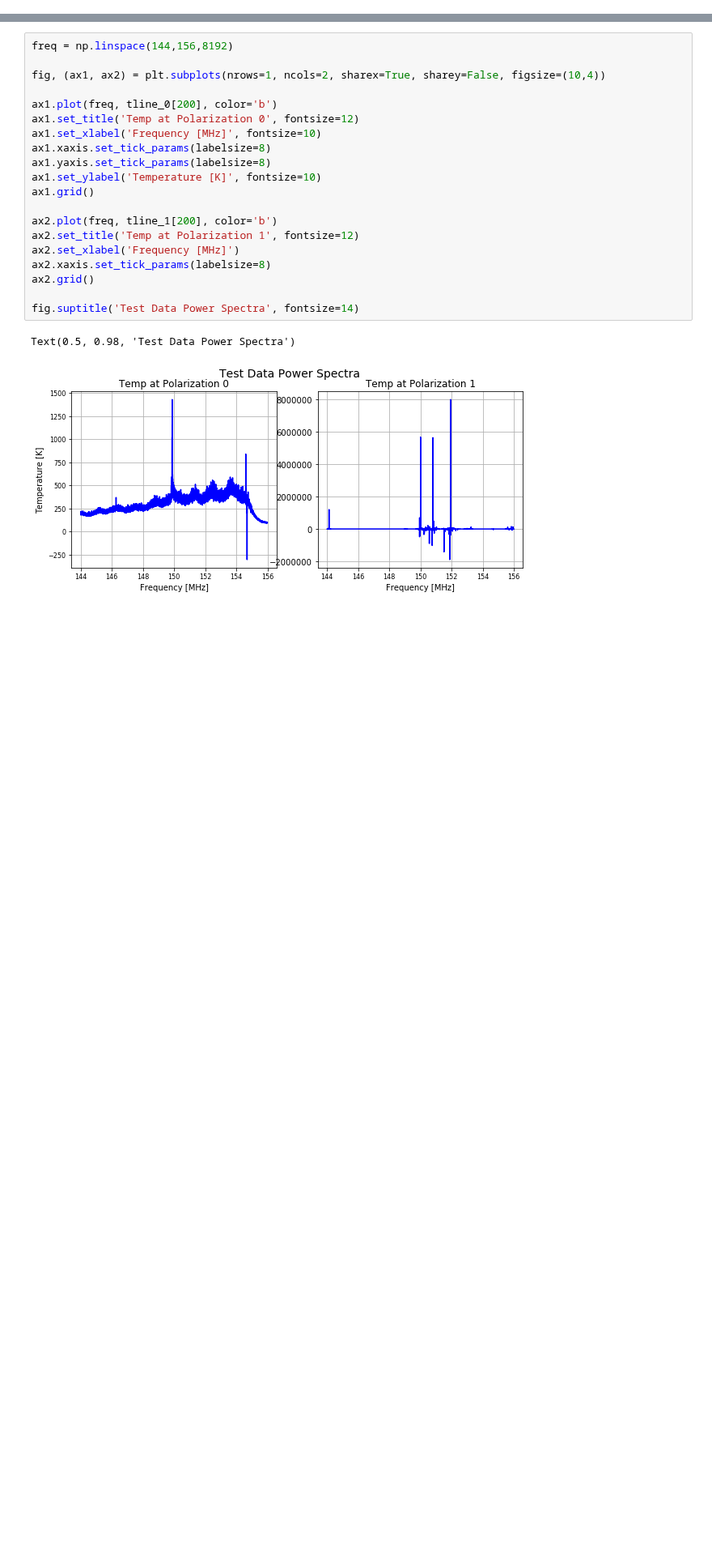
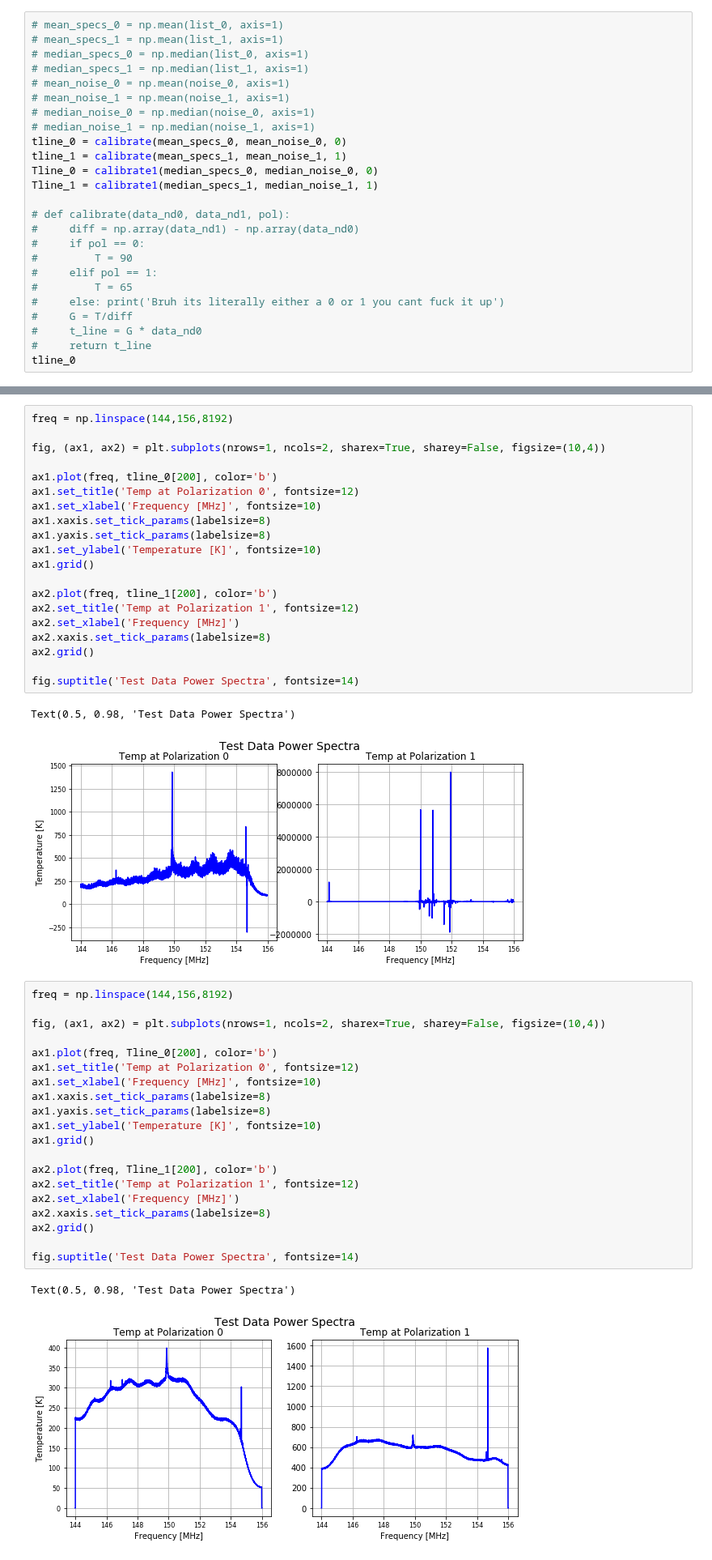
Before and after one commit to nolanylee/astro121lab, a Jupyter notebook: lab4_analysis.ipynb, the cells around one changed output, grey strips where cells are left out. Shown at 81% size. Saved outputs shown, nothing was run; the diff lists cells and outputs as text; blank space fills up the shorter version.

Commit message:
tried calibrating with median AND mean

```diff
--- a/lab4_analysis.ipynb
+++ b/lab4_analysis.ipynb
@@ -106,0 +107,25 @@ tline_1 = calibrate(mean_specs_1, mean_noise_1, 1)
+# %%
+# mean_specs_0 = np.mean(list_0, axis=1)
+# mean_specs_1 = np.mean(list_1, axis=1)
+# median_specs_0 = np.median(list_0, axis=1)
+# median_specs_1 = np.median(list_1, axis=1)
+# mean_noise_0 = np.mean(noise_0, axis=1)
+# mean_noise_1 = np.mean(noise_1, axis=1)
+# median_noise_0 = np.median(noise_0, axis=1)
+# median_noise_1 = np.median(noise_1, axis=1)
+tline_0 = calibrate(mean_specs_0, mean_noise_0, 0)
+tline_1 = calibrate(mean_specs_1, mean_noise_1, 1)
+Tline_0 = calibrate1(median_specs_0, median_noise_0, 0)
+Tline_1 = calibrate1(median_specs_1, median_noise_1, 1)
+
+# def calibrate(data_nd0, data_nd1, pol):
+#     diff = np.array(data_nd1) - np.array(data_nd0)
+#     if pol == 0:
+#         T = 90
+#     elif pol == 1:
+#         T = 65
+#     else: print('Bruh its literally either a 0 or 1 you cant fuck it up')
+#     G = T/diff
+#     t_line = G * data_nd0
+#     return t_line
+tline_0
@@ -127,3 +166,26 @@ fig.suptitle('Test Data Power Spectra', fontsize=14)
 # %% [output]
 Text(0.5, 0.98, 'Test Data Power Spectra')
 [figure]
+# %%
+freq = np.linspace(144,156,8192)
+
+fig, (ax1, ax2) = plt.subplots(nrows=1, ncols=2, sharex=True, sharey=False, figsize=(10,4))
+
+ax1.plot(freq, Tline_0[200], color='b')
+ax1.set_title('Temp at Polarization 0', fontsize=12)
+ax1.set_xlabel('Frequency [MHz]', fontsize=10)
+ax1.xaxis.set_tick_params(labelsize=8)
+ax1.yaxis.set_tick_params(labelsize=8)
+ax1.set_ylabel('Temperature [K]', fontsize=10)
+ax1.grid()
+
+ax2.plot(freq, Tline_1[200], color='b')
+ax2.set_title('Temp at Polarization 1', fontsize=12)
+ax2.set_xlabel('Frequency [MHz]')
+ax2.xaxis.set_tick_params(labelsize=8)
+ax2.grid()
+
+fig.suptitle('Test Data Power Spectra', fontsize=14)
+# %% [output]
+Text(0.5, 0.98, 'Test Data Power Spectra')
+[figure, added]
```
Also changed, not shown: parts of 13 cells of this notebook.
